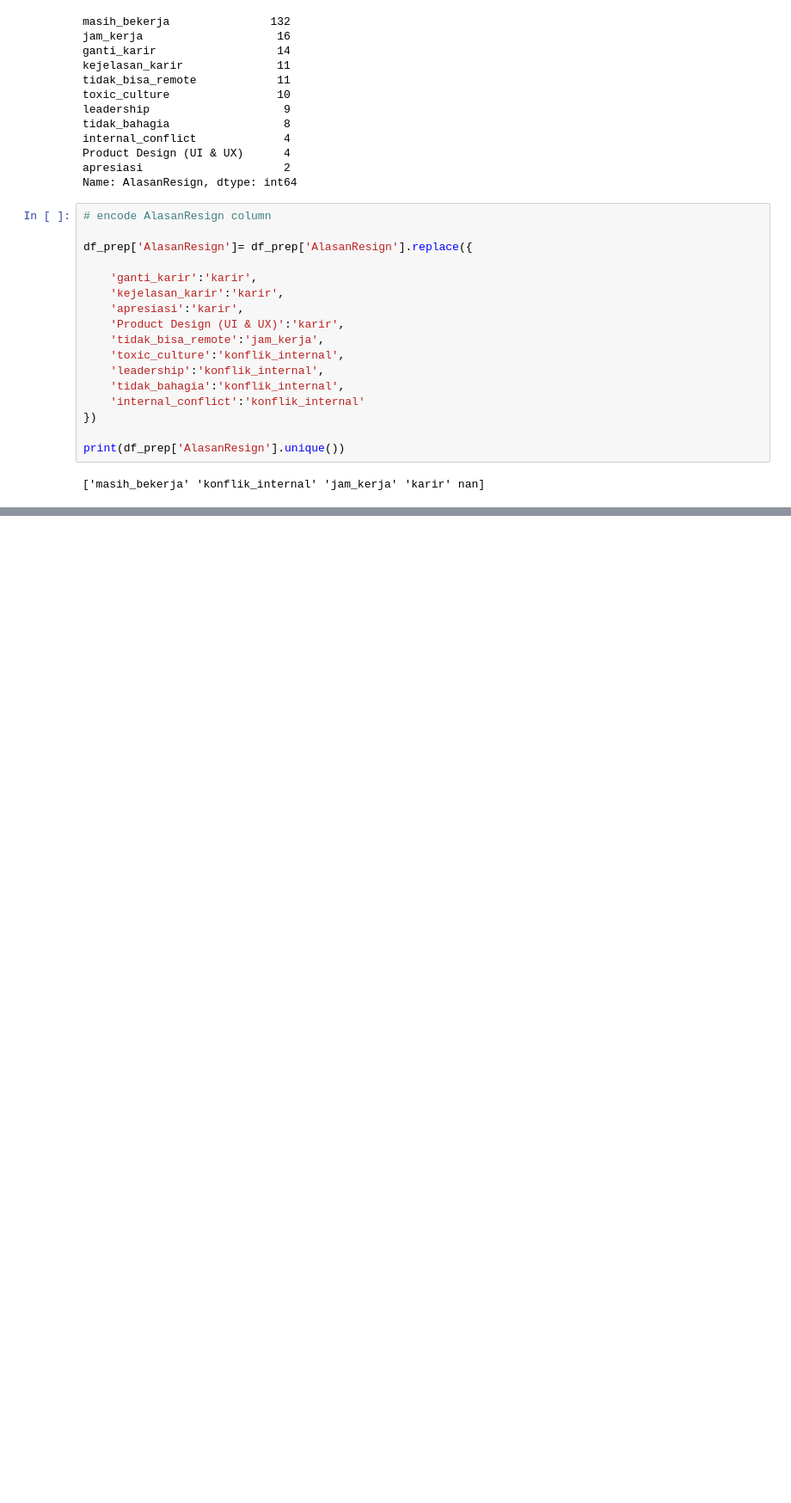
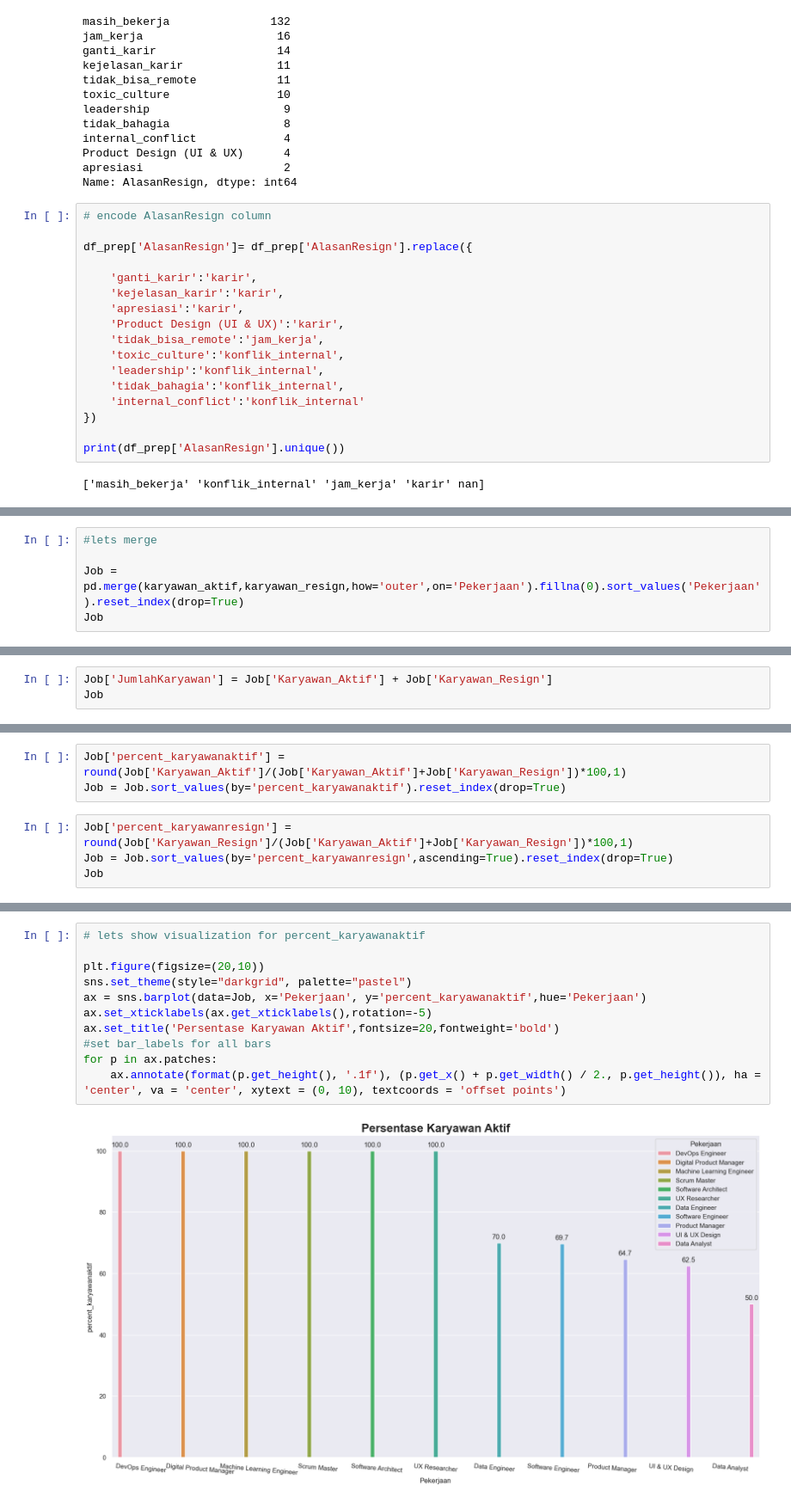
Before and after one commit to masendhy/improving_employee_retention, a Jupyter notebook: employee_retention.ipynb, the cells around one changed output, grey strips where cells are left out. Shown at 86% size. Cells and saved outputs as stored; diff of their text form; blank space fills up the shorter version.

```diff
--- a/employee_retention.ipynb
+++ b/employee_retention.ipynb
@@ -391,0 +587,5 @@ df_prep = df_prep.drop(['EnterpriseID','JumlahKeikutsertaanProjek','JumlahKeterl
+# %%
+#lets merge
+
+Job = pd.merge(karyawan_aktif,karyawan_resign,how='outer',on='Pekerjaan').fillna(0).sort_values('Pekerjaan').reset_index(drop=True)
+Job
@@ -391,0 +605,3 @@ df_prep = df_prep.drop(['EnterpriseID','JumlahKeikutsertaanProjek','JumlahKeterl
+# %%
+Job['JumlahKaryawan'] = Job['Karyawan_Aktif'] + Job['Karyawan_Resign']
+Job
@@ -391,0 +621,7 @@ df_prep = df_prep.drop(['EnterpriseID','JumlahKeikutsertaanProjek','JumlahKeterl
+# %%
+Job['percent_karyawanaktif'] = round(Job['Karyawan_Aktif']/(Job['Karyawan_Aktif']+Job['Karyawan_Resign'])*100,1)
+Job = Job.sort_values(by='percent_karyawanaktif').reset_index(drop=True)
+# %%
+Job['percent_karyawanresign'] = round(Job['Karyawan_Resign']/(Job['Karyawan_Aktif']+Job['Karyawan_Resign'])*100,1)
+Job = Job.sort_values(by='percent_karyawanresign',ascending=True).reset_index(drop=True)
+Job
@@ -391,0 +641,13 @@ df_prep = df_prep.drop(['EnterpriseID','JumlahKeikutsertaanProjek','JumlahKeterl
+# %%
+# lets show visualization for percent_karyawanaktif
+
+plt.figure(figsize=(20,10))
+sns.set_theme(style="darkgrid", palette="pastel")
+ax = sns.barplot(data=Job, x='Pekerjaan', y='percent_karyawanaktif',hue='Pekerjaan')
+ax.set_xticklabels(ax.get_xticklabels(),rotation=-5)
+ax.set_title('Persentase Karyawan Aktif',fontsize=20,fontweight='bold')
+#set bar_labels for all bars
+for p in ax.patches:
+    ax.annotate(format(p.get_height(), '.1f'), (p.get_x() + p.get_width() / 2., p.get_height()), ha = 'center', va = 'center', xytext = (0, 10), textcoords = 'offset points')
+# %% [output]
+[figure, added]
```
Also changed, not shown: parts of 35 cells of this notebook.
